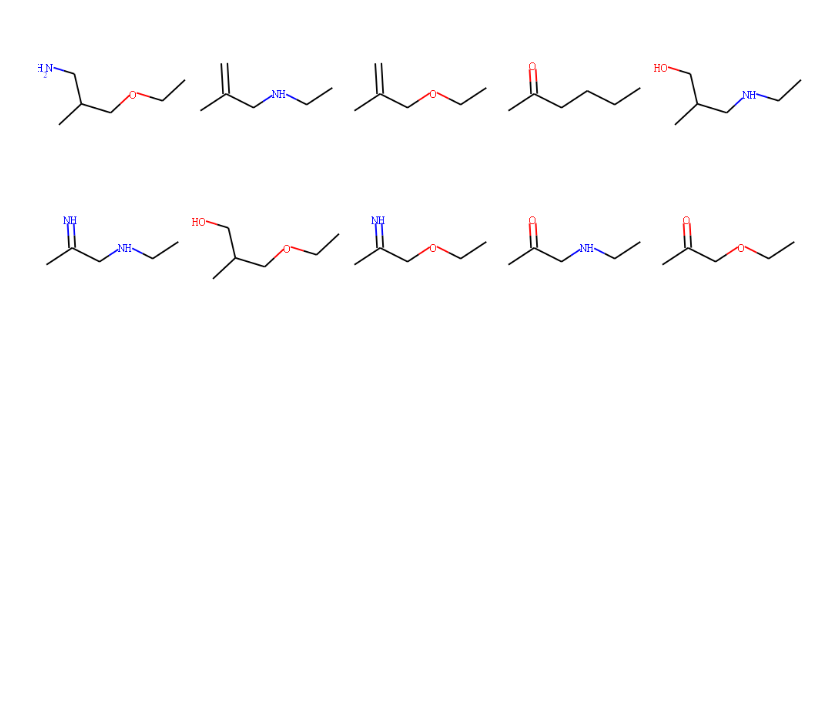
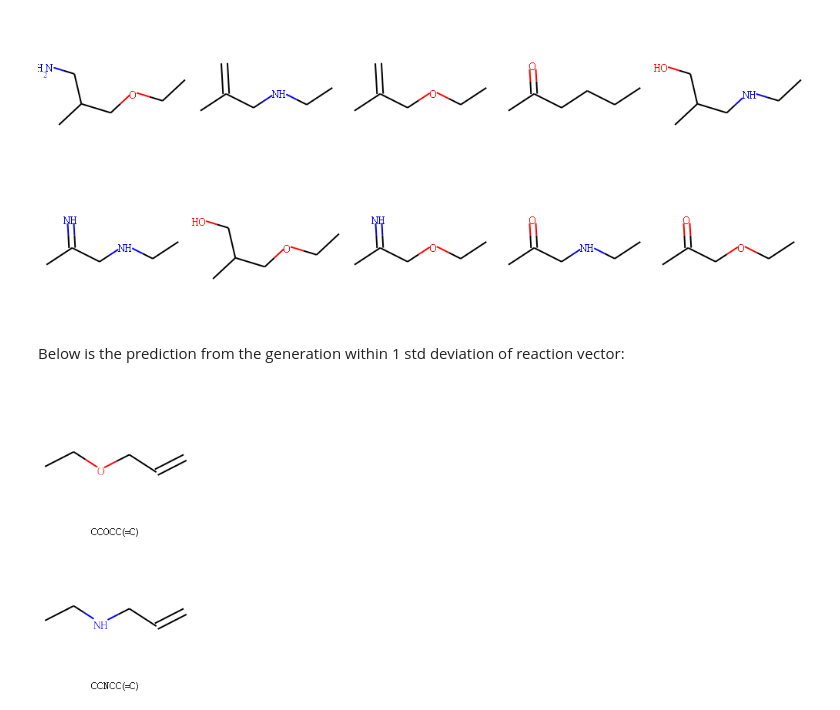
Before and after one commit to UWDIRECT-2019/DarKnight, a Jupyter notebook: darknight/important_notebooks/Avg_rxn_vec_KA_l_0.ipynb, the cells around one changed output. Saved outputs shown, nothing was run; the diff lists cells and outputs as text; code cells hidden in the pictures; blank space fills up the shorter version.

```diff
--- a/darknight/important_notebooks/Avg_rxn_vec_KA_l_0.ipynb
+++ b/darknight/important_notebooks/Avg_rxn_vec_KA_l_0.ipynb
@@ -259,3 +261,28 @@ img = Chem.Draw.MolsToGridImage(df['p_p6_mol'], molsPerRow=5, subImgSize=(200, 2
 img
 # %% [output]
 [figure]
+# %% [markdown]
+Below is the prediction from the generation within 1 std deviation of reaction vector:
+# %%
+# Calculate the vector generated within 1 std dev of the average vector
+stdpath_vec = path_vec + 0.21764684728965744
+mstdpath_vec = path_vec - 0.21764684728965744
+# %%
+# Predict the 1st reaction by adding 1 std deviation
+r_p1 = katest['reactants'][5]
+rvec_p1 = [darkchem.utils.struct2vec(r_p1)]
+rvec_p1 = np.array(rvec_p1).astype(int)
+rvec_p1 = rvec_p1.reshape(-1,100)
+r_p1_latent = model.encoder.predict(rvec_p1)
+p_p1_latent = r_p1_latent + stdpath_vec
+pvec_p1 = model.decoder.predict(p_p1_latent)
+p_p1 = darkchem.utils.beamsearch(pvec_p1, k=10)
+p_p1 = p_p1.flatten()
+p_p1 = p_p1.reshape(-1,100)
+p_p1 = [darkchem.utils.vec2struct(p_p1[i]) for i in range(len(p_p1))]
+p_p1 = {'smiles': p_p1}
+p_p1 = pd.DataFrame(data = p_p1)
+df = struc2mol(p_p1)
+display(PandasTools.FrameToGridImage(df,column='mol', legendsCol='smiles',molsPerRow=5))
+# %% [output]
+[figure, added]
```
Also changed, not shown: parts of 4 cells of this notebook, 2 other files.
